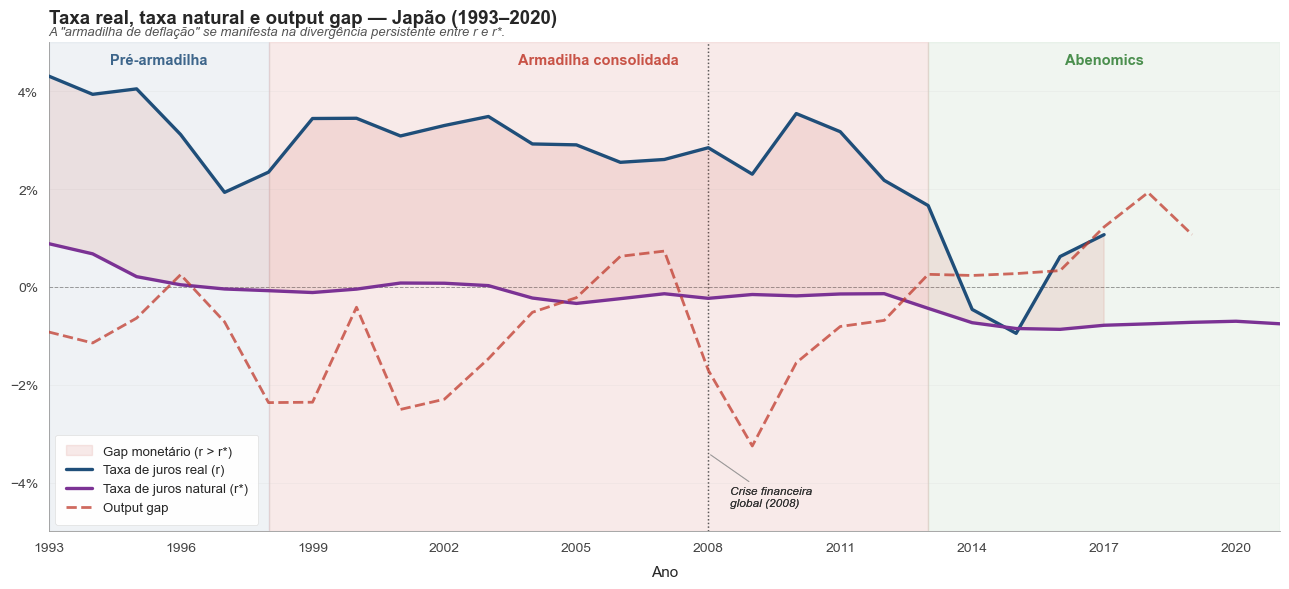
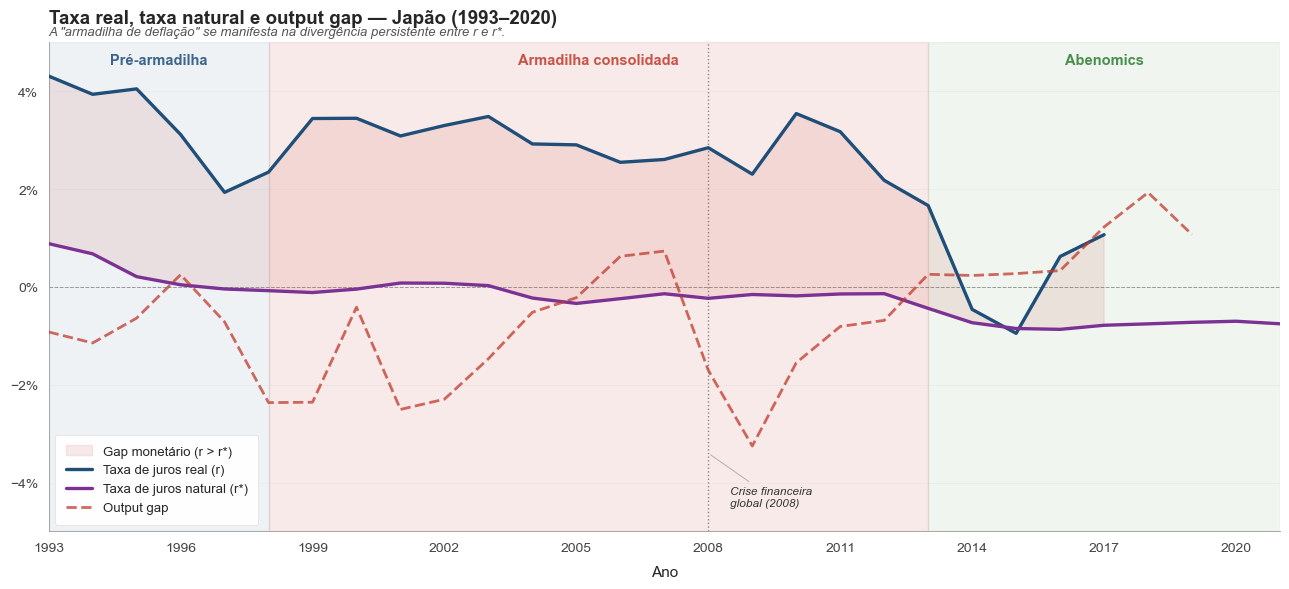
Unified diff of the notebook cell whose output changed from the first chart to the second:
--- before
+++ after
@@ -15,5 +15,5 @@
 })
 
-
+#Garantindo que os valores dda coluna Year são do tipo int
 japao_final['Year'] = japao_final['Year'].astype(int)
 tx_n_y['Year']      = tx_n_y['Year'].astype(int)
@@ -25,4 +25,5 @@
 COR_GAP     = '#c0392b'   
 
+# Criando do gráfico
 fig, ax = plt.subplots(figsize=(13, 6))
 fig.patch.set_facecolor('white')
@@ -48,5 +49,5 @@
 ax.axhline(0, color='#333', linewidth=0.7, linestyle='--', alpha=0.45, zorder=1)
 
-# Gap monetário (área entre real e natural quando r > r*)
+# Preenchimento da área entre real e natural quando r > r*
 merged = japao_final.merge(tx_n_y, on='Year', how='inner')
 ax.fill_between(merged['Year'],
@@ -72,5 +73,5 @@
 ax.yaxis.set_major_formatter(mtick.PercentFormatter(decimals=0))
 
-# Eixo X com mais ticks
+# Eixo X de 3 em 3 anos
 ax.set_xticks(range(1993, 2022, 3))
 
@@ -81,5 +82,5 @@
              fontsize=13.5, weight='bold', pad=14, loc='left')
 
-# Subtítulo descritivo (opcional, mas dá contexto)
+# Subtítulo 
 ax.text(0.0, 1.015,
         'A "armadilha de deflação" se manifesta na divergência persistente entre r e r*.',
@@ -92,9 +93,9 @@
 legend.get_frame().set_linewidth(0.5)
 
-# Grid sutil só no Y
+# Grid só no Y
 ax.grid(axis='y', alpha=0.22, linewidth=0.5)
 ax.grid(axis='x', visible=False)
 
-# Spines limpos
+# Ajustando as bordas
 ax.spines['top'].set_visible(False)
 ax.spines['right'].set_visible(False)
@@ -104,8 +105,8 @@
 ax.spines['bottom'].set_linewidth(0.6)
 
-# Ticks discretos
+# ticks mais discretos
 ax.tick_params(colors='#444', length=4, width=0.6)
 
-# Marcador do evento — crise financeira global de 2008
+# Marcador da crise financeira global de 2008
 ax.axvline(2008, color='#333', linewidth=1.0, linestyle=':', alpha=0.55, zorder=1)
 ax.annotate('Crise financeira\nglobal (2008)',
@@ -119,10 +120,4 @@
             bbox_inches='tight', facecolor='white')
 
-# Marcador do evento — crise financeira global de 2008
-ax.axvline(2008, color='#333', linewidth=1.0, linestyle=':', alpha=0.55, zorder=1)
-ax.annotate('Crise financeira\nglobal (2008)',
-            xy=(2008, -3.4), xytext=(2008.5, -4.3),
-            fontsize=8.5, ha='left', va='center',
-            color='#333', style='italic',
-            arrowprops=dict(arrowstyle='-', color='#888', alpha=0.6, lw=0.7))
+
 plt.show()

Commit: Mudança de cor gráfico output gap